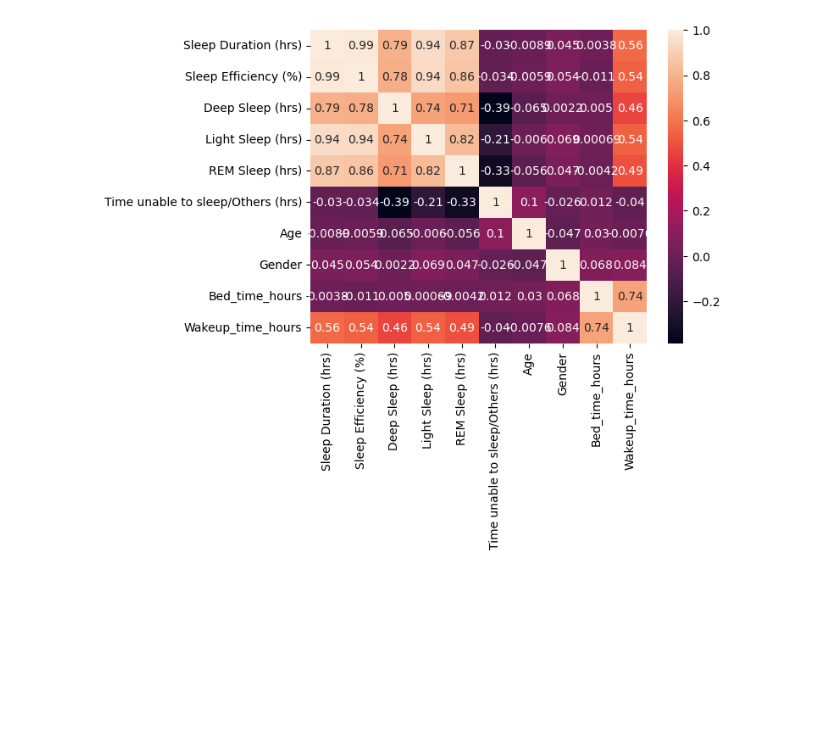
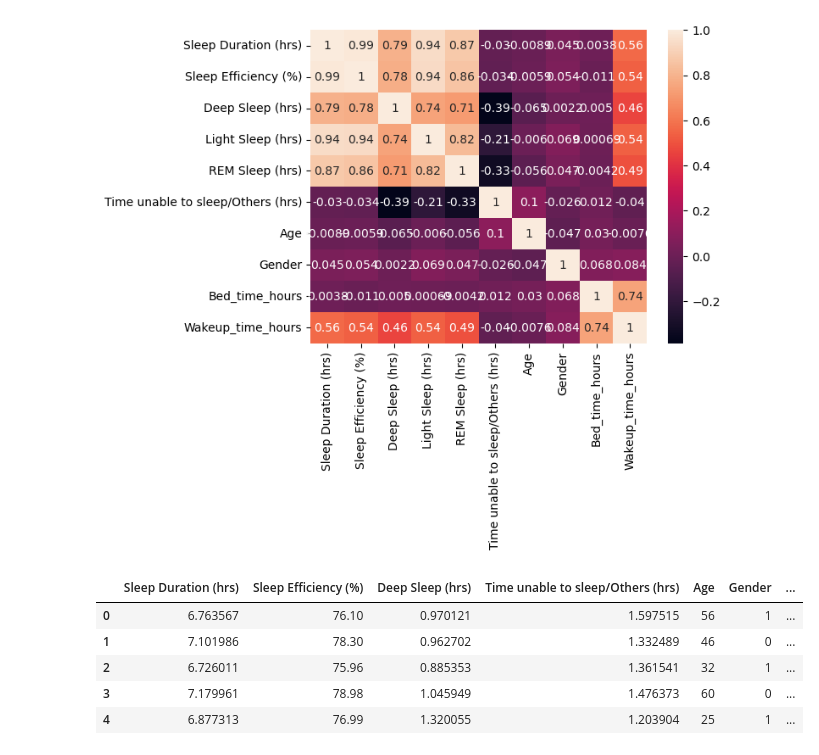
Before and after one commit to riadobriyal/Somnifit, a Jupyter notebook: backend/EDA & training/EDA_FS_sleep.ipynb, the cells around one changed output. Drawn from its saved outputs; the diff is of its cells as text; code cells hidden in the pictures; blank space fills up the shorter version.

```diff
--- a/backend/EDA & training/EDA_FS.ipynb
+++ b/backend/EDA & training/EDA_FS_sleep.ipynb
@@ -103,4 +109,13 @@ if 'Sleep Efficiency (%)' in excess:
     excess.remove('Sleep Efficiency (%)')
 # %%
 df.drop(excess,axis=1,inplace=True)
+# %%
+df.head()
+# %% [output]
+|  | Sleep Duration (hrs) | Sleep Efficiency (%) | Deep Sleep (hrs) | Time unable to sleep/Others (hrs) | Age | Gender | ... |
+| 0 | 6.763567 | 76.10 | 0.970121 | 1.597515 | 56 | 1 | ... |
+| 1 | 7.101986 | 78.30 | 0.962702 | 1.332489 | 46 | 0 | ... |
+| 2 | 6.726011 | 75.96 | 0.885353 | 1.361541 | 32 | 1 | ... |
+| 3 | 7.179961 | 78.98 | 1.045949 | 1.476373 | 60 | 0 | ... |
+| 4 | 6.877313 | 76.99 | 1.320055 | 1.203904 | 25 | 1 | ... |
 # %%
```
Also changed, not shown: parts of 3 cells of this notebook, 4 other files.
